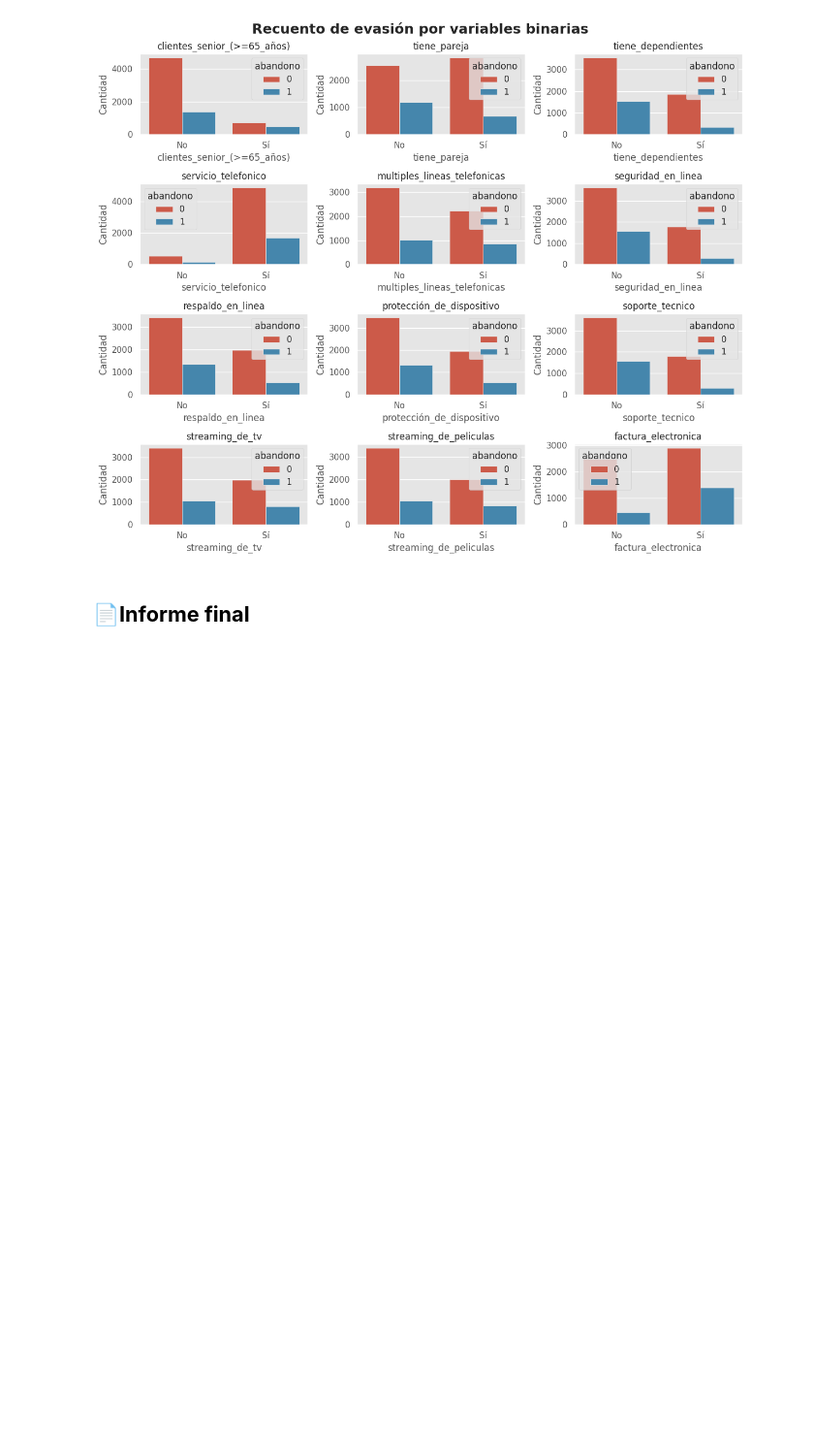
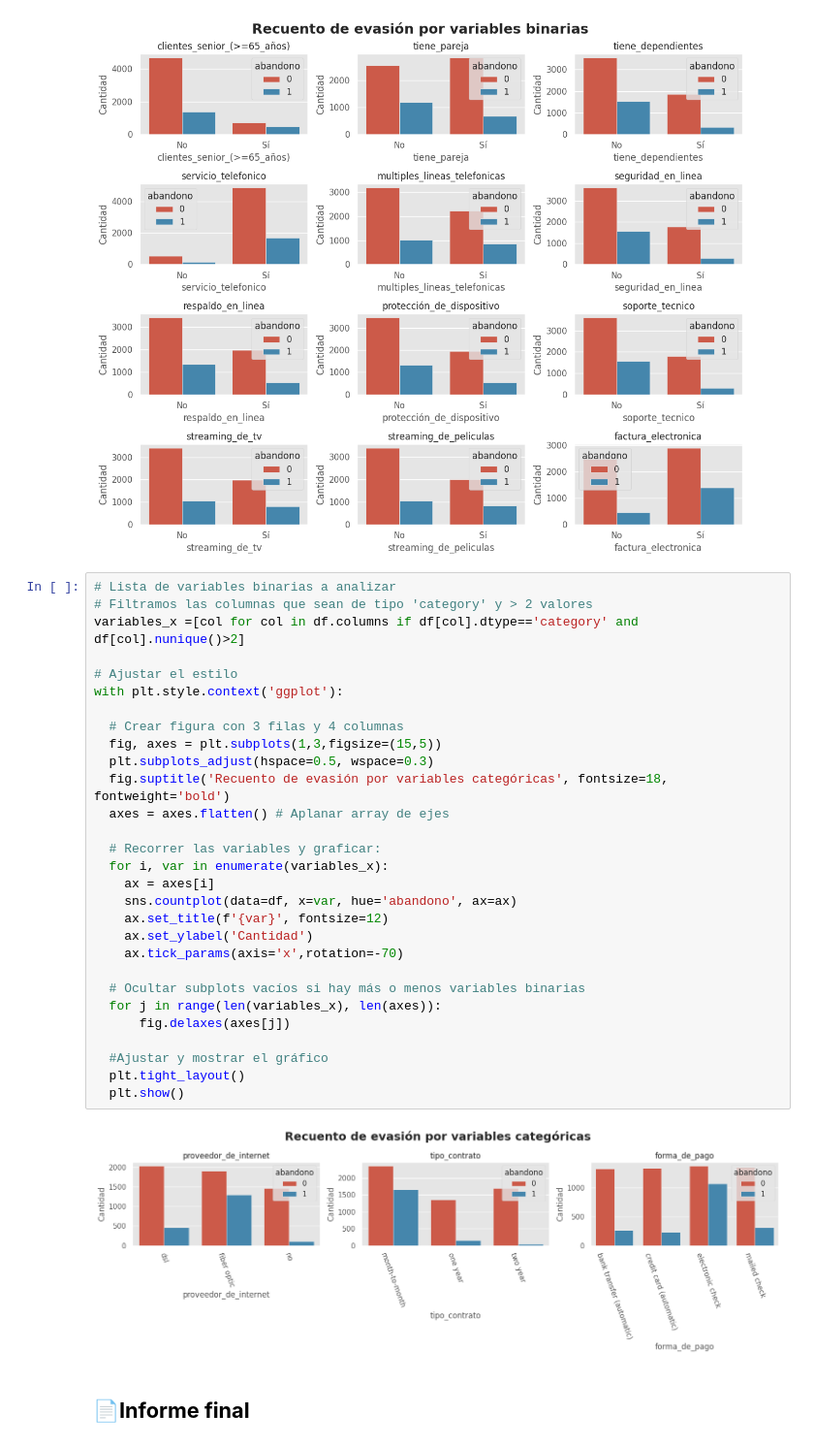
Before and after one commit to WLozanoH/TelecomX-Data-Science-AL, a Jupyter notebook: TelecomX.ipynb, the cells around one changed output. Shown at 97% size. Saved outputs shown, nothing was run; the diff lists cells and outputs as text; blank space fills up the shorter version.

Commit message:
Load: Recuento de evasión por variables categóricas

```diff
--- a/TelecomX.ipynb
+++ b/TelecomX.ipynb
@@ -538,5 +538,36 @@ with plt.style.context('ggplot'):
   plt.show()
 # %% [output]
 [figure]
+# %%
+# Lista de variables binarias a analizar
+# Filtramos las columnas que sean de tipo 'category' y > 2 valores
+variables_x =[col for col in df.columns if df[col].dtype=='category' and df[col].nunique()>2]
+
+# Ajustar el estilo
+with plt.style.context('ggplot'):
+
+  # Crear figura con 3 filas y 4 columnas
+  fig, axes = plt.subplots(1,3,figsize=(15,5))
+  plt.subplots_adjust(hspace=0.5, wspace=0.3)
+  fig.suptitle('Recuento de evasión por variables categóricas', fontsize=18, fontweight='bold')
+  axes = axes.flatten() # Aplanar array de ejes
+
+  # Recorrer las variables y graficar:
+  for i, var in enumerate(variables_x):
+    ax = axes[i]
+    sns.countplot(data=df, x=var, hue='abandono', ax=ax)
+    ax.set_title(f'{var}', fontsize=12)
+    ax.set_ylabel('Cantidad')
+    ax.tick_params(axis='x',rotation=-70)
+
+  # Ocultar subplots vacíos si hay más o menos variables binarias
+  for j in range(len(variables_x), len(axes)):
+      fig.delaxes(axes[j])
+
+  #Ajustar y mostrar el gráfico
+  plt.tight_layout()
+  plt.show()
+# %% [output]
+[figure, added]
 # %% [markdown]
 ## **📄Informe final**
```
